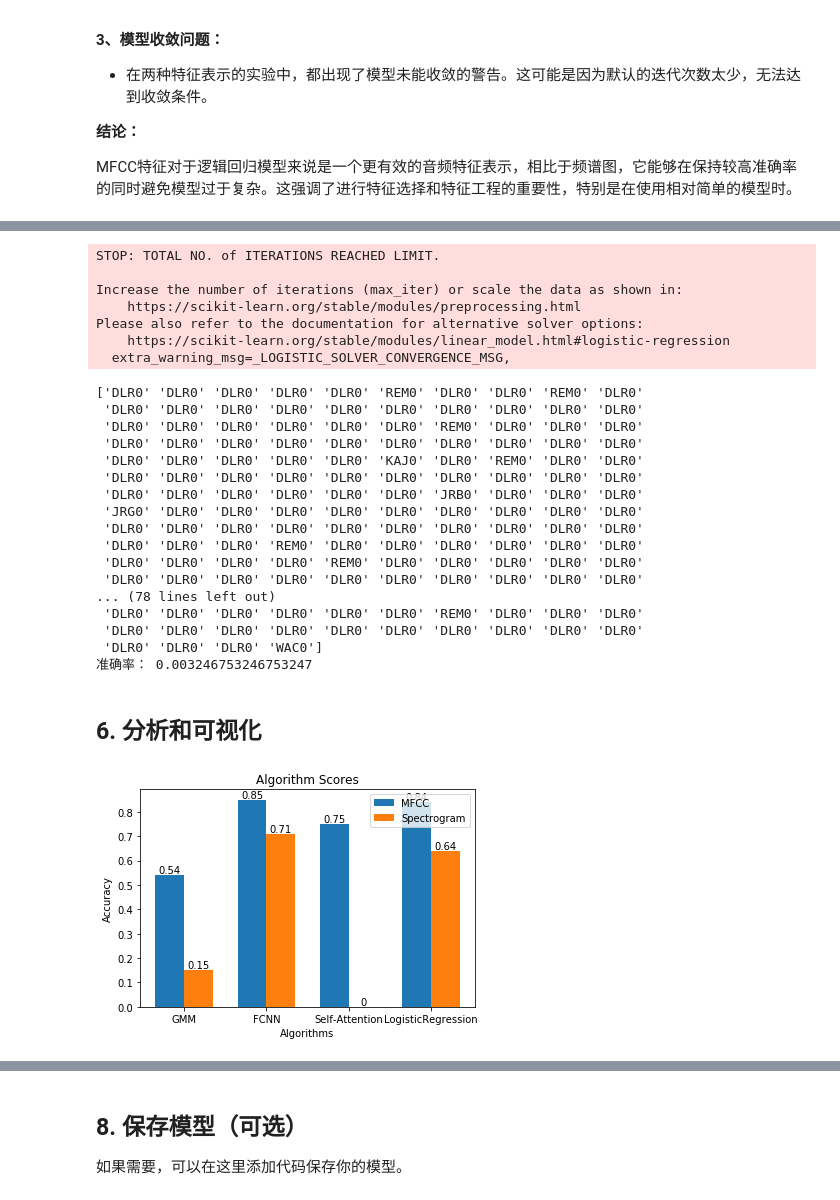
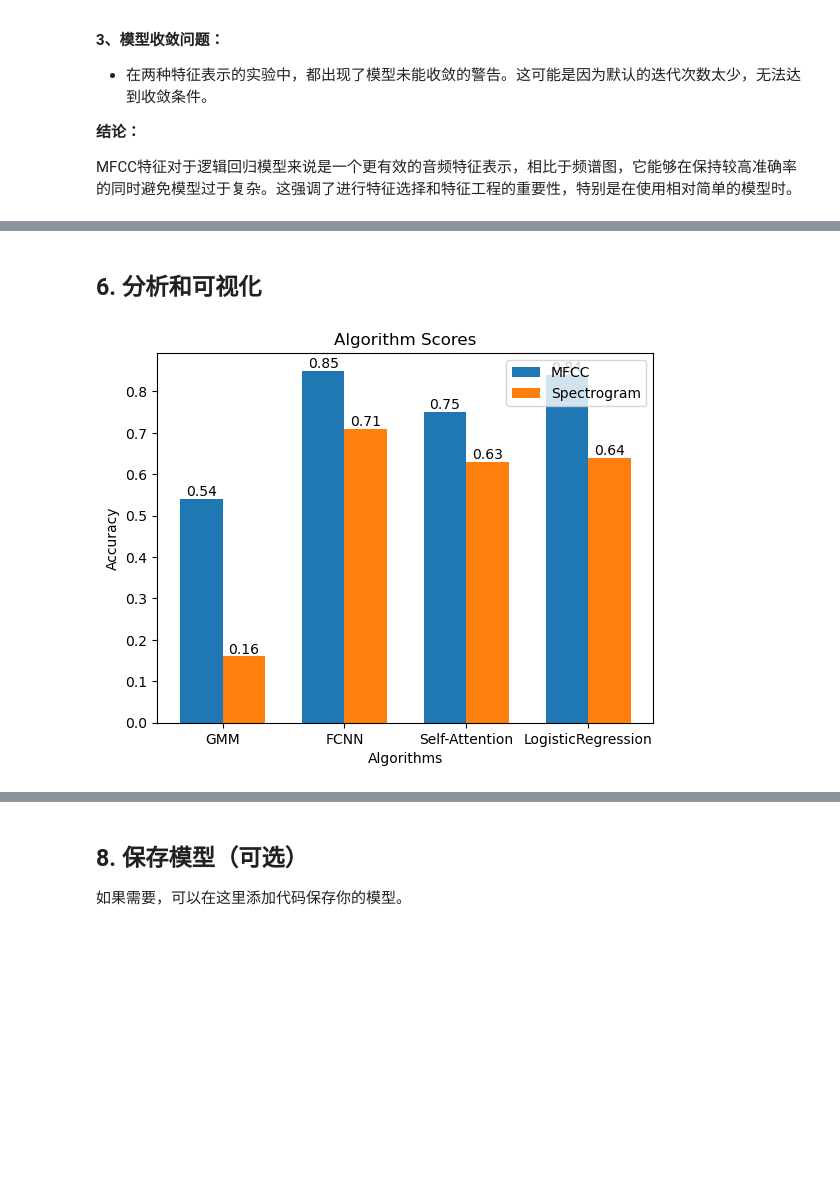
Before and after one commit to xubinrui/ASR-group, a Jupyter notebook: experiment_2/experiment_2.ipynb, the cells around one changed output, grey strips where cells are left out. Drawn from its saved outputs; the diff is of its cells as text; code cells hidden in the pictures; blank space fills up the shorter version.

```diff
--- a/experiment_2/experiment_2.ipynb
+++ b/experiment_2/experiment_2.ipynb
@@ -700,12 +750,6 @@ Accuracy of the model on the test set: 70.89%
 # %% [markdown]
 ### 3.1 自注意力机制+mfcc
 # %%
-import torch
-import torch.nn as nn
-import torch.nn.functional as F
-import torch.optim as optim
-from torch.utils.data import DataLoader, TensorDataset
-
 #数据预处理
 features_tensor_train=torch.tensor(train_mfcc,dtype=torch.float32)
 features_tensor_test=torch.tensor(test_mfcc,dtype=torch.float32)
@@ -718,7 +762,7 @@ train_loader=DataLoader(train_dataset,batch_size=64,shuffle=True)
 test_dataset=TensorDataset(features_tensor_test,labels_tensor_test)
 test_loader=DataLoader(test_dataset,batch_size=64,shuffle=False)
 
-class Classifier(nn.Module):
+class Attention_Classifier(nn.Module):
   def __init__(self, input_dim=40,d_model=80, n_spks=num_speakers, num_heads=2,dropout=0.5):
     super().__init__()
 
@@ -753,12 +797,11 @@ class Classifier(nn.Module):
     return out
 
 
-net = Classifier().to(device)
+net = Attention_Classifier().to(device)
 
 criterion = nn.CrossEntropyLoss().to(device)
 optimizer = optim.Adam(net.parameters(), lr=0.001)
 
-# Create a model instance
 train(150,train_loader,optimizer,criterion,net)
 print('在训练集上的表现')
 accuracy_train=test(net,train_loader)
@@ -784,0 +948,4 @@ Accuracy of the model on the test set: 75.00%
+# %%
+optimizer = optim.Adam(net.parameters(), lr=0.0001)
+print('开始训练...')
+train(10,train_loader,optimizer,criterion,net)
@@ -784,0 +981,4 @@ Accuracy of the model on the test set: 75.00%
+# %%
+optimizer = optim.Adam(net.parameters(), lr=0.00001)
+print('开始训练...')
+train(5,train_loader,optimizer,criterion,net)
@@ -784,0 +1009,5 @@ Accuracy of the model on the test set: 75.00%
+# %%
+print('在训练集上的表现')
+accuracy_train=test(net,train_loader)
+print('在测试集上的表现')
+accuracy_selfattention_spectrogram=test(net,test_loader)
@@ -916,53 +1113,14 @@ Please also refer to the documentation for alternative solver options:
-# %%
-# 将复数特征转换为实数特征
-train_lsp_adjusted = np.abs(train_lsp)
-test_lsp_adjusted = np.abs(test_lsp)
-#训练模型
-LogisticRegression_classifier_lsp = LogisticRegression(multi_class='multinomial', solver='lbfgs')
-LogisticRegression_classifier_lsp  .fit(train_lsp_adjusted , train_labels)
-# 使用训练好的模型进行测试数据的预测
-predictions_lsp = LogisticRegression_classifier_lsp .predict(test_lsp_adjusted )
-print(predictions_lsp)
-# 计算准确率并评估模型性能
-accuracy_lsp  = accuracy_score(test_labels, predictions_lsp)
-print("准确率：", accuracy_lsp)
-# %% [output]
-STOP: TOTAL NO. of ITERATIONS REACHED LIMIT.
-
-Increase the number of iterations (max_iter) or scale the data as shown in:
-    https://scikit-learn.org/stable/modules/preprocessing.html
-Please also refer to the documentation for alternative solver options:
-    https://scikit-learn.org/stable/modules/linear_model.html#logistic-regression
-  extra_warning_msg=_LOGISTIC_SOLVER_CONVERGENCE_MSG,
-['DLR0' 'DLR0' 'DLR0' 'DLR0' 'DLR0' 'REM0' 'DLR0' 'DLR0' 'REM0' 'DLR0'
- 'DLR0' 'DLR0' 'DLR0' 'DLR0' 'DLR0' 'DLR0' 'DLR0' 'DLR0' 'DLR0' 'DLR0'
- 'DLR0' 'DLR0' 'DLR0' 'DLR0' 'DLR0' 'DLR0' 'REM0' 'DLR0' 'DLR0' 'DLR0'
- 'DLR0' 'DLR0' 'DLR0' 'DLR0' 'DLR0' 'DLR0' 'DLR0' 'DLR0' 'DLR0' 'DLR0'
- 'DLR0' 'DLR0' 'DLR0' 'DLR0' 'DLR0' 'KAJ0' 'DLR0' 'REM0' 'DLR0' 'DLR0'
- 'DLR0' 'DLR0' 'DLR0' 'DLR0' 'DLR0' 'DLR0' 'DLR0' 'DLR0' 'DLR0' 'DLR0'
- 'DLR0' 'DLR0' 'DLR0' 'DLR0' 'DLR0' 'DLR0' 'JRB0' 'DLR0' 'DLR0' 'DLR0'
- 'JRG0' 'DLR0' 'DLR0' 'DLR0' 'DLR0' 'DLR0' 'DLR0' 'DLR0' 'DLR0' 'DLR0'
- 'DLR0' 'DLR0' 'DLR0' 'DLR0' 'DLR0' 'DLR0' 'DLR0' 'DLR0' 'DLR0' 'DLR0'
- 'DLR0' 'DLR0' 'DLR0' 'REM0' 'DLR0' 'DLR0' 'DLR0' 'DLR0' 'DLR0' 'DLR0'
- 'DLR0' 'DLR0' 'DLR0' 'DLR0' 'REM0' 'DLR0' 'DLR0' 'DLR0' 'DLR0' 'DLR0'
- 'DLR0' 'DLR0' 'DLR0' 'DLR0' 'DLR0' 'DLR0' 'DLR0' 'DLR0' 'DLR0' 'DLR0'
-... (78 lines left out)
- 'DLR0' 'DLR0' 'DLR0' 'DLR0' 'DLR0' 'DLR0' 'REM0' 'DLR0' 'DLR0' 'DLR0'
- 'DLR0' 'DLR0' 'DLR0' 'DLR0' 'DLR0' 'DLR0' 'DLR0' 'DLR0' 'DLR0' 'DLR0'
- 'DLR0' 'DLR0' 'DLR0' 'WAC0']
-准确率： 0.003246753246753247
 # %% [markdown]
 ##  6. 分析和可视化
 # %%
 ## 请使用matplotlib等可视化库对你的实验结果进行可视化分析。
 ## 包括但不限于准确率的对比、错误分类的分析、特征的影响等。
-accuracy_selfattention_spectrogram=0
-
 features = ['MFCC', 'Spectrogram']
 scores = {'GMM':[round(accuracy_gmm_mfcc,2),round(accuracy_gmm_spectrogram,2)],
           'FCNN':[round(accuracy_FCNN_mfcc,2),round(accuracy_FCNN_spectrogram,2)],
           'Self-Attention':[round(accuracy_selfattention_mfcc,2),round(accuracy_selfattention_spectrogram,2)],
           'LogisticRegression':[round(accuracy_LogisticRegression_mfcc,2),round(accuracy_LogisticRegression_spectrogram,2)]}
+
 
 # 提取算法名称和分数
 algorithms = list(scores.keys())
@@ -970,33 +1128,33 @@ mfcc_scores = [score[0] for score in scores.values()]
 spectrogram_scores = [score[1] for score in scores.values()]
 
 # 设置柱状图的位置和宽度
 bar_width = 0.35
 index = np.arange(len(algorithms))
 
 # 绘制MFCC分数柱状图
 plt.bar(index, mfcc_scores, bar_width, label='MFCC')
 # 绘制Spectrogram分数柱状图
 plt.bar(index + bar_width, spectrogram_scores, bar_width, label='Spectrogram')
 
 # 在每个柱状图上添加数字标签
 for i in range(len(algorithms)):
     plt.text(index[i], mfcc_scores[i], str(mfcc_scores[i]), ha='center', va='bottom')
     plt.text(index[i] + bar_width, spectrogram_scores[i], str(spectrogram_scores[i]), ha='center', va='bottom')
 
 # 设置图表标题和标签
 plt.title('Algorithm Scores')
 plt.xlabel('Algorithms')
 plt.ylabel('Accuracy')
 
 # 设置x轴刻度标签
 plt.xticks(index + bar_width/2, algorithms)
 
 # 添加图例
 plt.legend()
 
 # 显示图表
 plt.show()
 # %% [output]
-[figure, old version]
+[figure, new version]
 # %% [markdown]
 ## 7. 结果讨论
```
Also changed, not shown: parts of 23 cells of this notebook.
